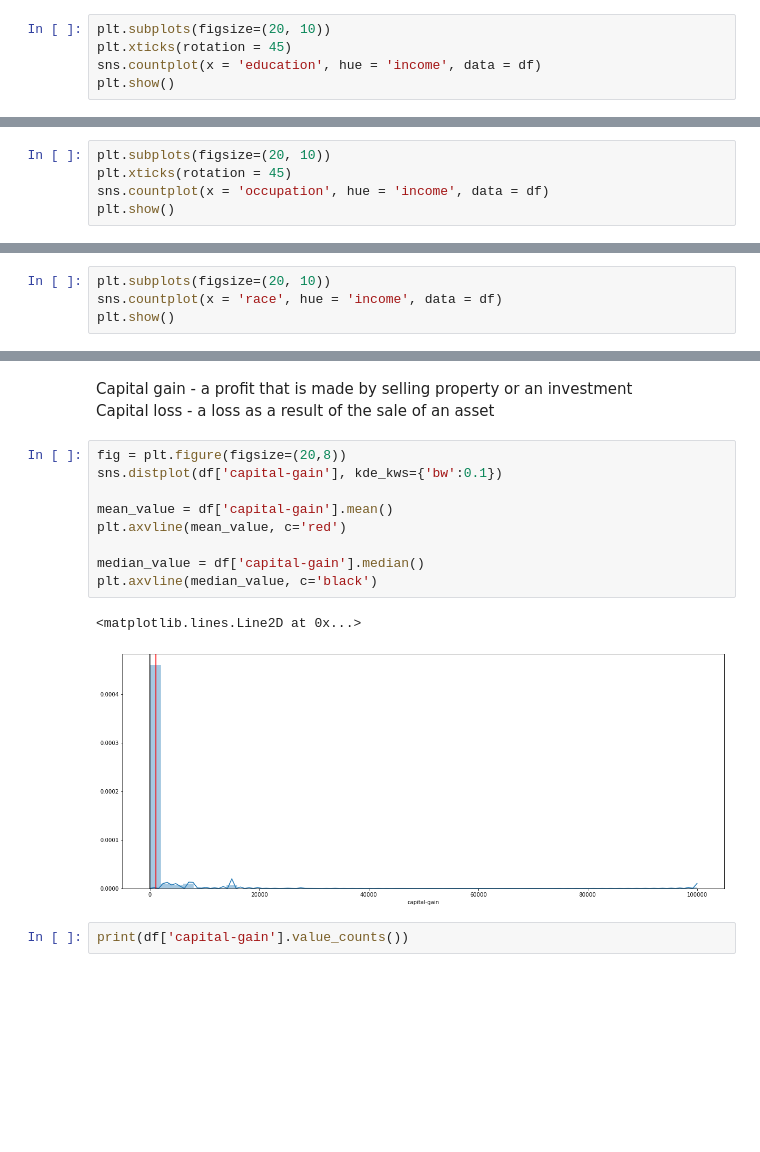
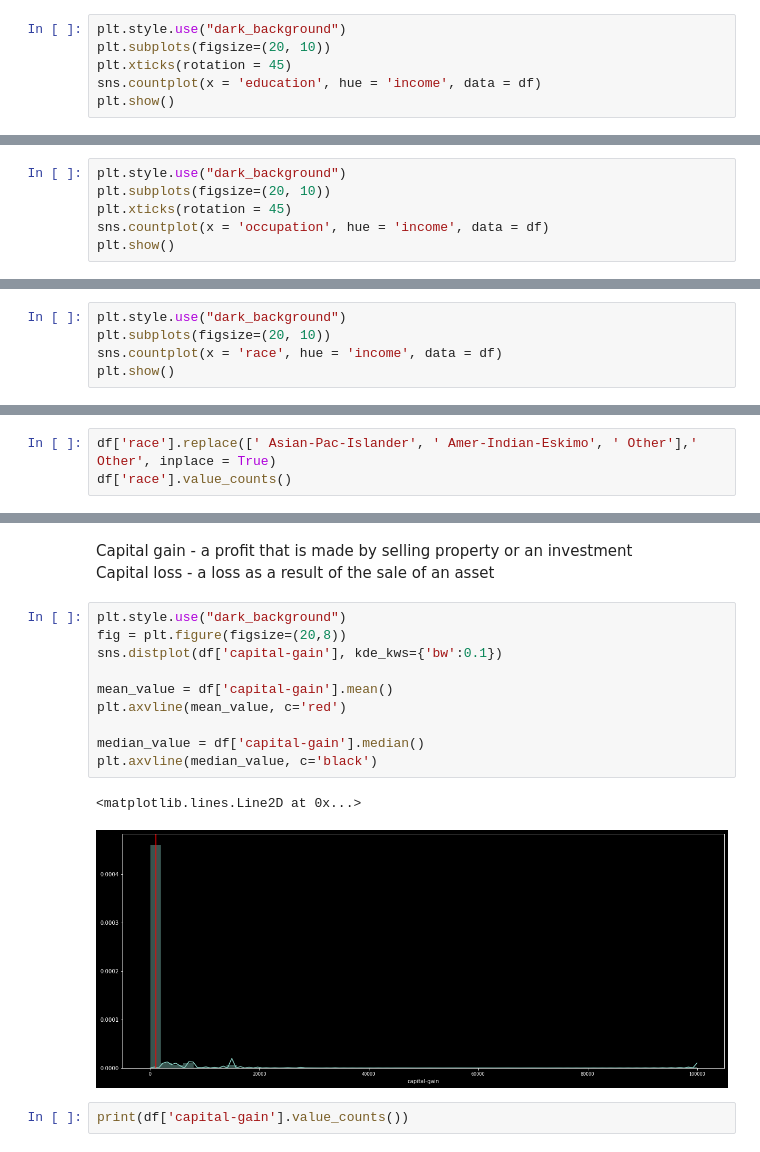
Before and after one commit to agomolka/AdultIncomeAnalysis, a Jupyter notebook: Adult_income_analysis.ipynb, the cells around one changed output, grey strips where cells are left out. Cells and saved outputs as stored; diff of their text form; blank space fills up the shorter version.

```diff
--- a/Adult_income_analysis.ipynb
+++ b/Adult_income_analysis.ipynb
@@ -246,5 +262,6 @@ df['education'].value_counts()
 Name: education, dtype: int64
 # %%
+plt.style.use("dark_background")
 plt.subplots(figsize=(20, 10))
 plt.xticks(rotation = 45)
 sns.countplot(x = 'education', hue = 'income', data = df)
@@ -269,6 +286,7 @@ There is no missing values
 # %% [markdown]
 ### OCCUPATION
 # %%
+plt.style.use("dark_background")
 plt.subplots(figsize=(20, 10))
 plt.xticks(rotation = 45)
 sns.countplot(x = 'occupation', hue = 'income', data = df)
@@ -319,6 +336,7 @@ But no the same so I leave both columns.
 # %% [markdown]
 ### RACE
 # %%
+plt.style.use("dark_background")
 plt.subplots(figsize=(20, 10))
 sns.countplot(x = 'race', hue = 'income', data = df)
 plt.show()
@@ -326,0 +345,3 @@ plt.show()
+# %%
+df['race'].replace([' Asian-Pac-Islander', ' Amer-Indian-Eskimo', ' Other'],' Other', inplace = True)
+df['race'].value_counts()
@@ -370,17 +400,18 @@ More percentage of Male have an Income of more than 50K$ than Females.
 Capital gain - a profit that is made by selling property or an investment <br>
 Capital loss - a loss as a result of the sale of an asset
 # %%
+plt.style.use("dark_background")
 fig = plt.figure(figsize=(20,8))
 sns.distplot(df['capital-gain'], kde_kws={'bw':0.1})
 
 mean_value = df['capital-gain'].mean()
 plt.axvline(mean_value, c='red')
 
 median_value = df['capital-gain'].median()
 plt.axvline(median_value, c='black')
 # %% [output]
 <matplotlib.lines.Line2D at 0x...>
-[figure, old version]
+[figure, new version]
 # %%
 print(df['capital-gain'].value_counts())
 # %% [output]
```
Also changed, not shown: parts of 57 cells of this notebook.
